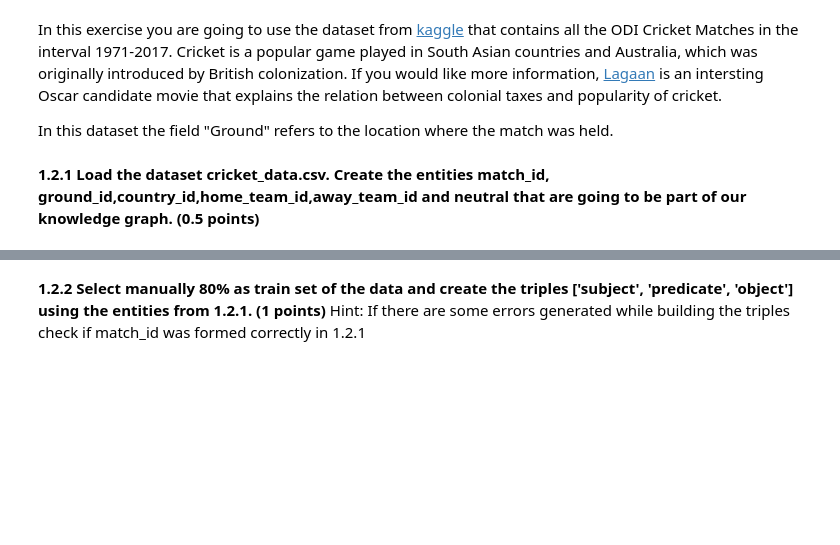
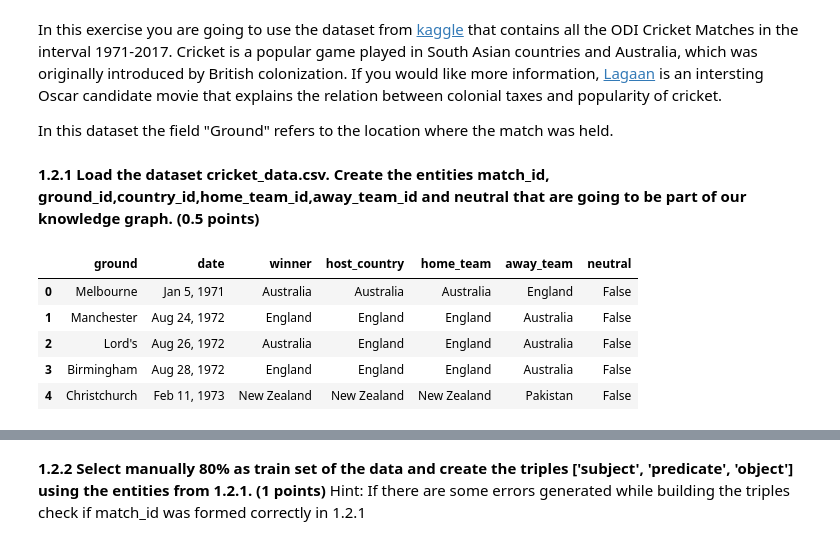
Before and after one commit to enliktjioe/bda2020, a Jupyter notebook: HW6/Homework_06.ipynb, the cells around one changed output, grey strips where cells are left out. Cells and saved outputs as stored; diff of their text form; code cells hidden in the pictures; blank space fills up the shorter version.

```diff
--- a/HW6/Homework_06.ipynb
+++ b/HW6/Homework_06.ipynb
@@ -217,3 +219,13 @@ which was originally introduced by British colonization. If you would like more
 In this dataset the field "Ground" refers to the location where the match was held.
 # %% [markdown]
 **1.2.1 Load the dataset cricket_data.csv. Create the entities match_id, ground_id,country_id,home_team_id,away_team_id and neutral that are going to be part of our knowledge graph. (0.5 points)**
+# %%
+df = pd.read_csv('cricket_data.csv')
+df.head()
+# %% [output]
+|  | ground | date | winner | host_country | home_team | away_team | neutral |
+| 0 | Melbourne | Jan 5, 1971 | Australia | Australia | Australia | England | False |
+| 1 | Manchester | Aug 24, 1972 | England | England | England | Australia | False |
+| 2 | Lord's | Aug 26, 1972 | Australia | England | England | Australia | False |
+| 3 | Birmingham | Aug 28, 1972 | England | England | England | Australia | False |
+| 4 | Christchurch | Feb 11, 1973 | New Zealand | New Zealand | New Zealand | Pakistan | False |
```
Also changed, not shown: parts of 46 cells of this notebook, 1 other file.
